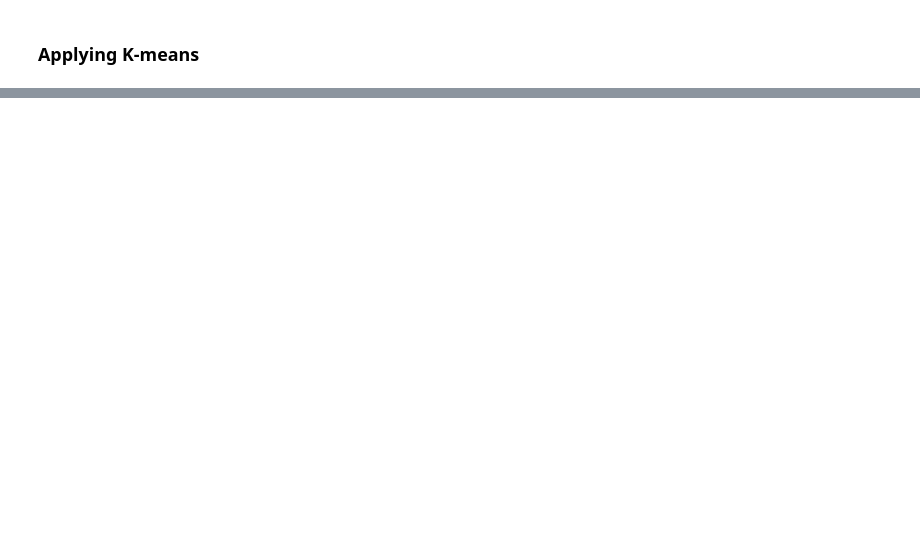
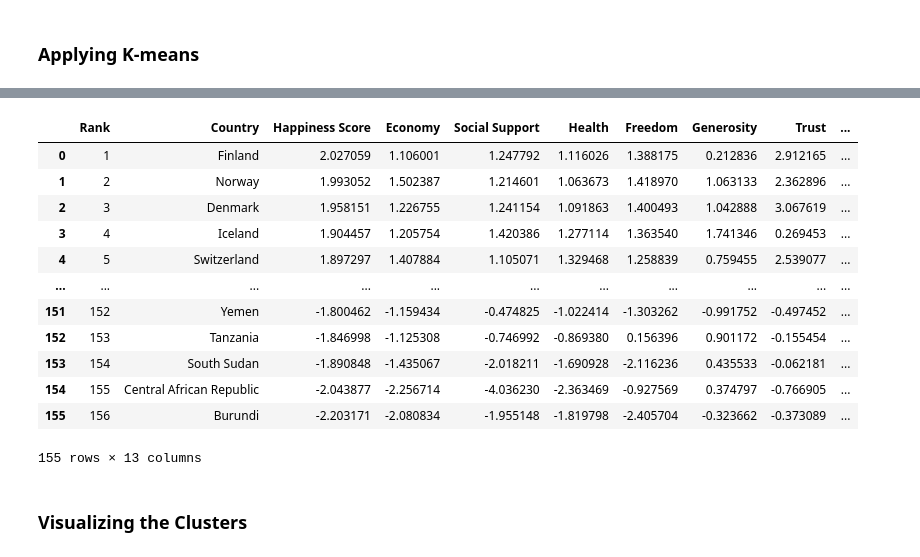
Before and after one commit to fairuznawar122/World-Happiness-Classification, a Jupyter notebook: World_Happiness_Kmeans.ipynb, the cells around one changed output, grey strips where cells are left out. Cells and saved outputs as stored; diff of their text form; code cells hidden in the pictures; blank space fills up the shorter version.

```diff
--- a/World_Happiness_Kmeans.ipynb
+++ b/World_Happiness_Kmeans.ipynb
@@ -207,0 +187,18 @@ Name: count, dtype: int64
+# %%
+standardized_df= pd.concat([standardized_df, df['Rank']], axis=1)
+standardized_df= pd.concat([standardized_df, df['Country']], axis=1)
+standardized_df
+# %% [output]
+|  | Rank | Country | Happiness Score | Economy | Social Support | Health | Freedom | Generosity | Trust | ... |
+| 0 | 1 | Finland | 2.027059 | 1.106001 | 1.247792 | 1.116026 | 1.388175 | 0.212836 | 2.912165 | ... |
+| 1 | 2 | Norway | 1.993052 | 1.502387 | 1.214601 | 1.063673 | 1.418970 | 1.063133 | 2.362896 | ... |
+| 2 | 3 | Denmark | 1.958151 | 1.226755 | 1.241154 | 1.091863 | 1.400493 | 1.042888 | 3.067619 | ... |
+| 3 | 4 | Iceland | 1.904457 | 1.205754 | 1.420386 | 1.277114 | 1.363540 | 1.741346 | 0.269453 | ... |
+| 4 | 5 | Switzerland | 1.897297 | 1.407884 | 1.105071 | 1.329468 | 1.258839 | 0.759455 | 2.539077 | ... |
+| ... | ... | ... | ... | ... | ... | ... | ... | ... | ... | ... |
+| 151 | 152 | Yemen | -1.800462 | -1.159434 | -0.474825 | -1.022414 | -1.303262 | -0.991752 | -0.497452 | ... |
+| 152 | 153 | Tanzania | -1.846998 | -1.125308 | -0.746992 | -0.869380 | 0.156396 | 0.901172 | -0.155454 | ... |
+| 153 | 154 | South Sudan | -1.890848 | -1.435067 | -2.018211 | -1.690928 | -2.116236 | 0.435533 | -0.062181 | ... |
+| 154 | 155 | Central African Republic | -2.043877 | -2.256714 | -4.036230 | -2.363469 | -0.927569 | 0.374797 | -0.766905 | ... |
+| 155 | 156 | Burundi | -2.203171 | -2.080834 | -1.955148 | -1.819798 | -2.405704 | -0.323662 | -0.373089 | ... |
+155 rows × 13 columns
@@ -207,0 +210,2 @@ Name: count, dtype: int64
+# %% [markdown]
+### Visualizing the Clusters
```
Also changed, not shown: parts of 15 cells of this notebook.
